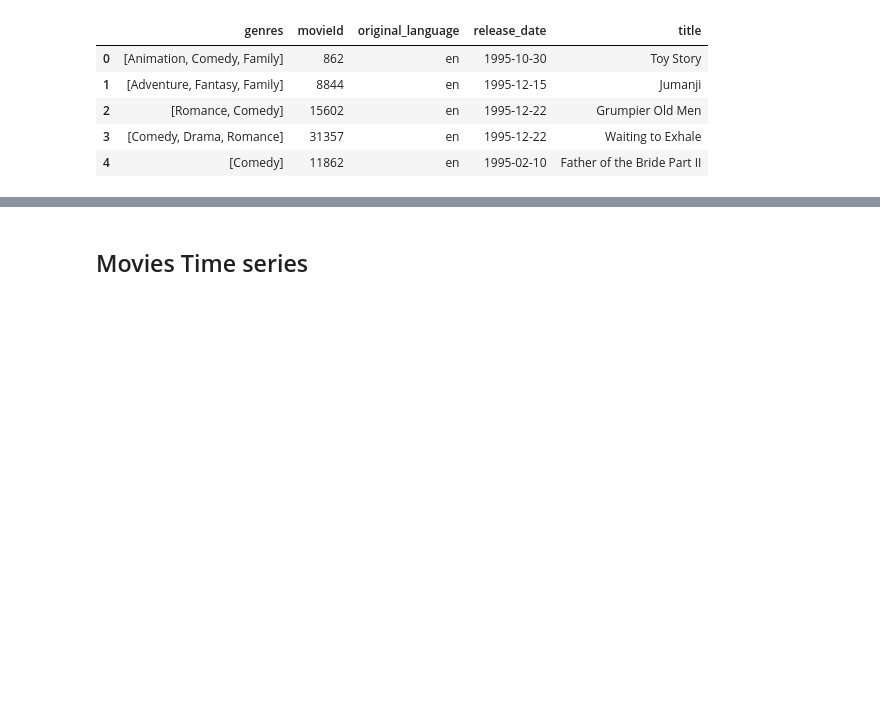
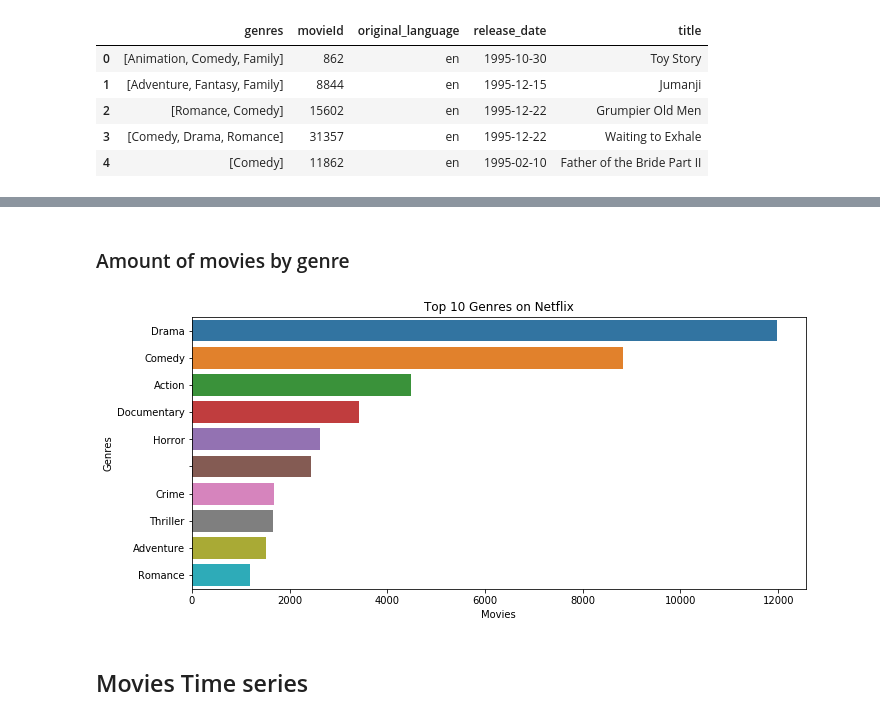
Before and after one commit to carlosgeovany/MachineLearning, a Jupyter notebook: RecommenderSystem.ipynb, the cells around one changed output, grey strips where cells are left out. Drawn from its saved outputs; the diff is of its cells as text; code cells hidden in the pictures; blank space fills up the shorter version.

```diff
--- a/RecommenderSystem.ipynb
+++ b/RecommenderSystem.ipynb
@@ -253,3 +259,17 @@ plt.show()
+# %% [markdown]
+### Amount of movies by genre
+# %%
+by_genres = movies_data.set_index('title').genres.map(lambda x: x[0]).reset_index()
+plt.figure(figsize=(11,5))
+sns.countplot(data=by_genres,
+              order=by_genres.genres.value_counts().iloc[:10].index,
+              y='genres')
+plt.title('Top 10 Genres on Netflix')
+plt.xlabel('Movies')
+plt.ylabel('Genres')
+plt.show()
+# %% [output]
+[figure, added]
 # %% [markdown]
 ## Movies Time series
 # %%
```
Also changed, not shown: parts of 16 cells of this notebook.
